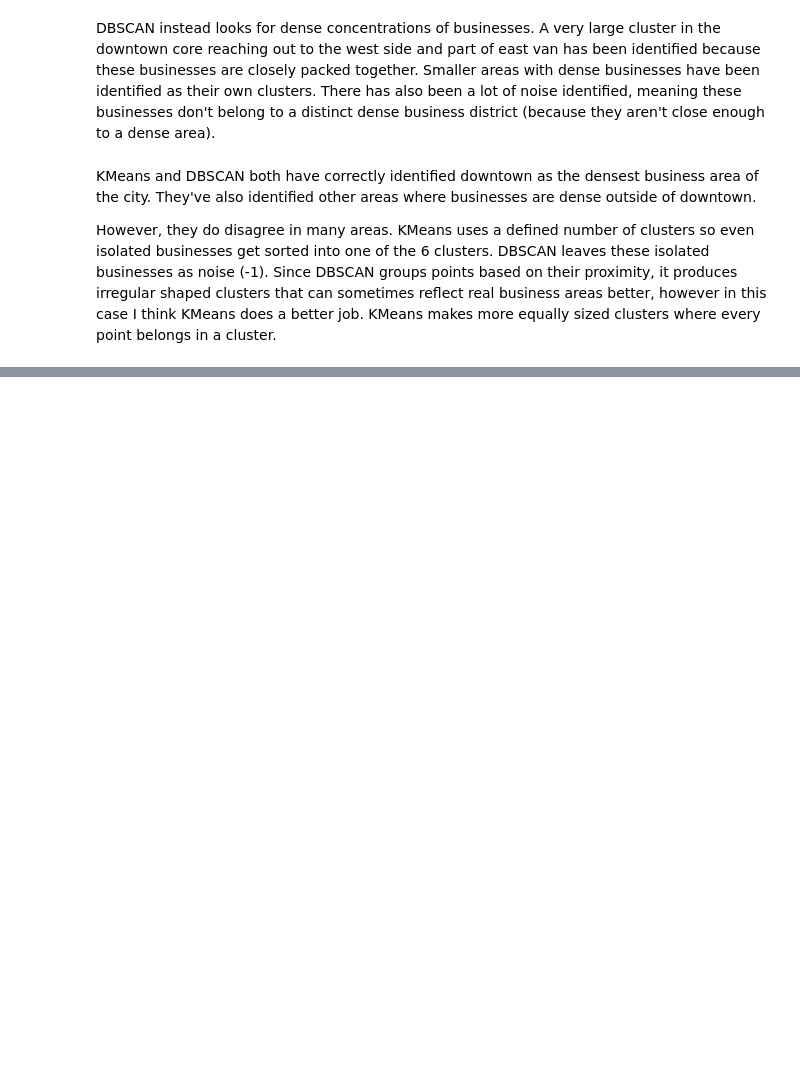
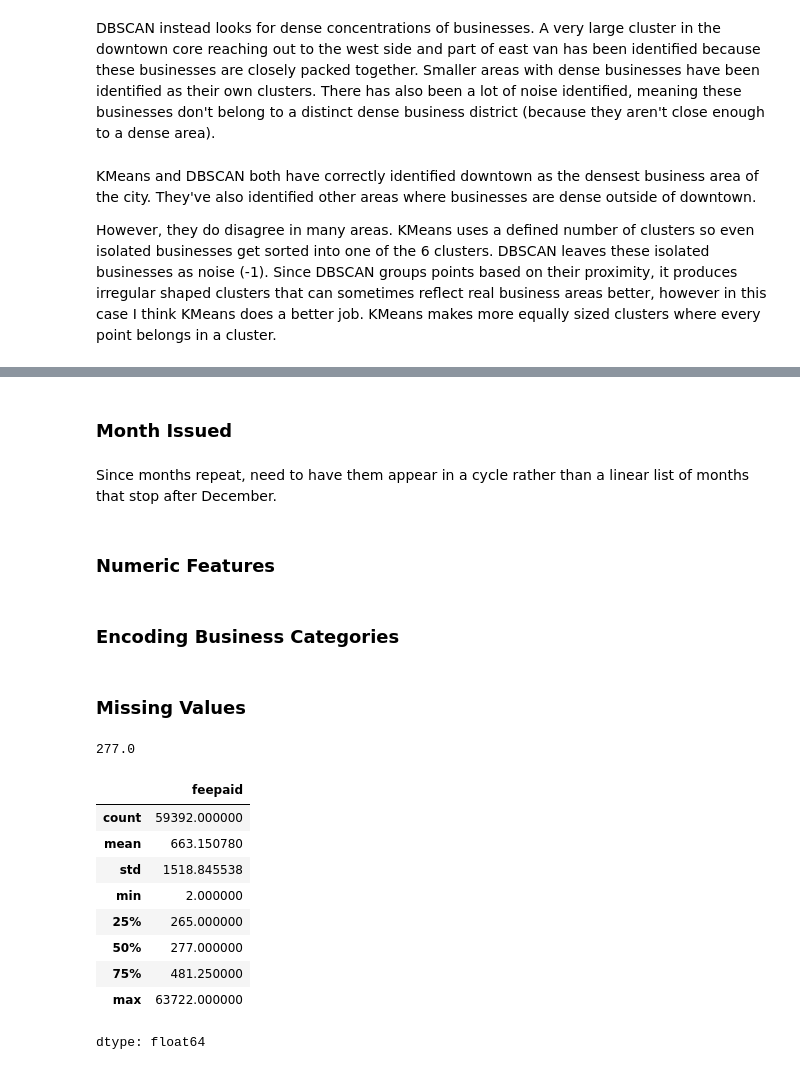
Before and after one commit to zlwym/Assignment03, a Jupyter notebook: iat461_a3_zoemann_301452821.ipynb, the cells around one changed output, grey strips where cells are left out. Cells and saved outputs as stored; diff of their text form; code cells hidden in the pictures; blank space fills up the shorter version.

```diff
--- a/iat461_a3_zoemann_301452821.ipynb
+++ b/iat461_a3_zoemann_301452821.ipynb
@@ -466,0 +482,12 @@ However, they do disagree in many areas. KMeans uses a defined number of cluster
+# %%
+# I'm getting the error that I can't subtract 2 different types of datetimes
+# So I will make them both datetime naive since it's all in Vancouver
+
+issued["issueddate"] = pd.to_datetime(issued["issueddate"]).dt.tz_localize(None)
+issued["expireddate"] = pd.to_datetime(issued["expireddate"]).dt.tz_localize(None)
+# %%
+# Calculate licence duration (lifecycle)
+
+issued["licence_duration"] = (
+    issued["expireddate"] - issued["issueddate"]
+).dt.days
@@ -466,0 +505,6 @@ However, they do disagree in many areas. KMeans uses a defined number of cluster
+# %% [markdown]
+### Month Issued
+# %%
+# Convert this to datetime month
+
+issued["issue_month"] = issued["issueddate"].dt.month
@@ -466,0 +521,4 @@ However, they do disagree in many areas. KMeans uses a defined number of cluster
+# %% [markdown]
+Since months repeat, need to have them appear in a cycle rather than a linear list of months that stop after December.
+# %% [markdown]
+### Numeric Features
@@ -466,0 +534,2 @@ However, they do disagree in many areas. KMeans uses a defined number of cluster
+# %% [markdown]
+### Encoding Business Categories
@@ -466,0 +546,19 @@ However, they do disagree in many areas. KMeans uses a defined number of cluster
+# %% [markdown]
+### Missing Values
+# %%
+print(issued['feepaid'].median())
+# %% [output]
+277.0
+# %%
+issued["feepaid"].describe()
+# %% [output]
+|  | feepaid |
+| count | 59392.000000 |
+| mean | 663.150780 |
+| std | 1518.845538 |
+| min | 2.000000 |
+| 25% | 265.000000 |
+| 50% | 277.000000 |
+| 75% | 481.250000 |
+| max | 63722.000000 |
+dtype: float64
```
Also changed, not shown: parts of 22 cells of this notebook.
